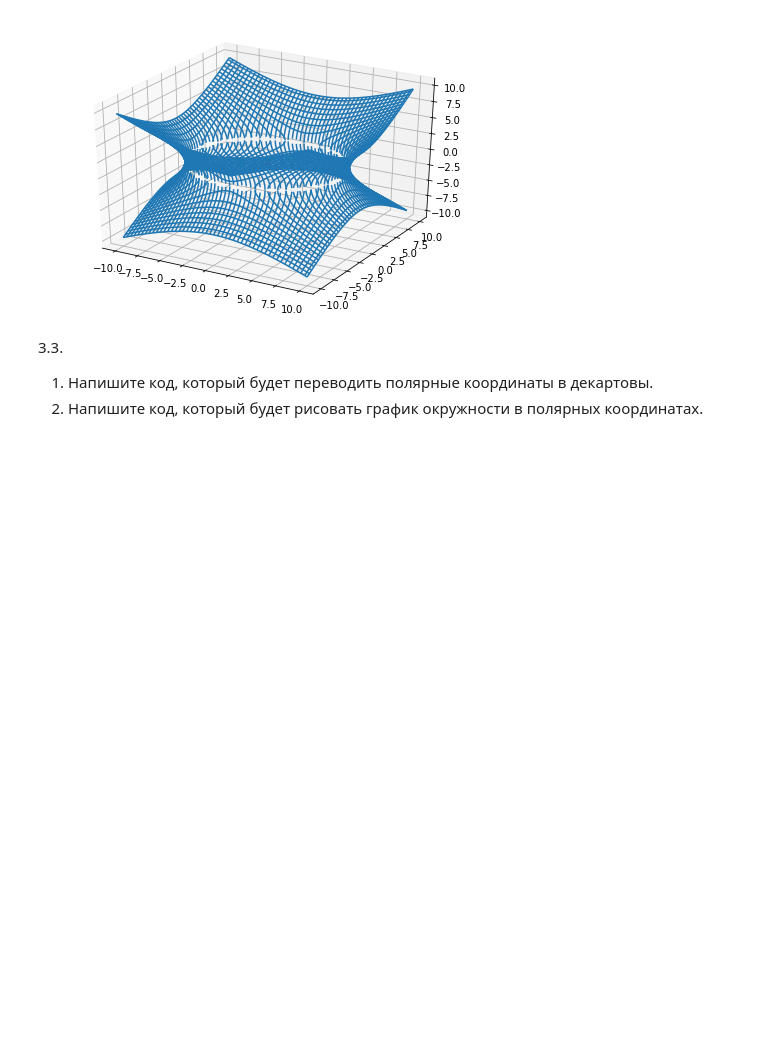
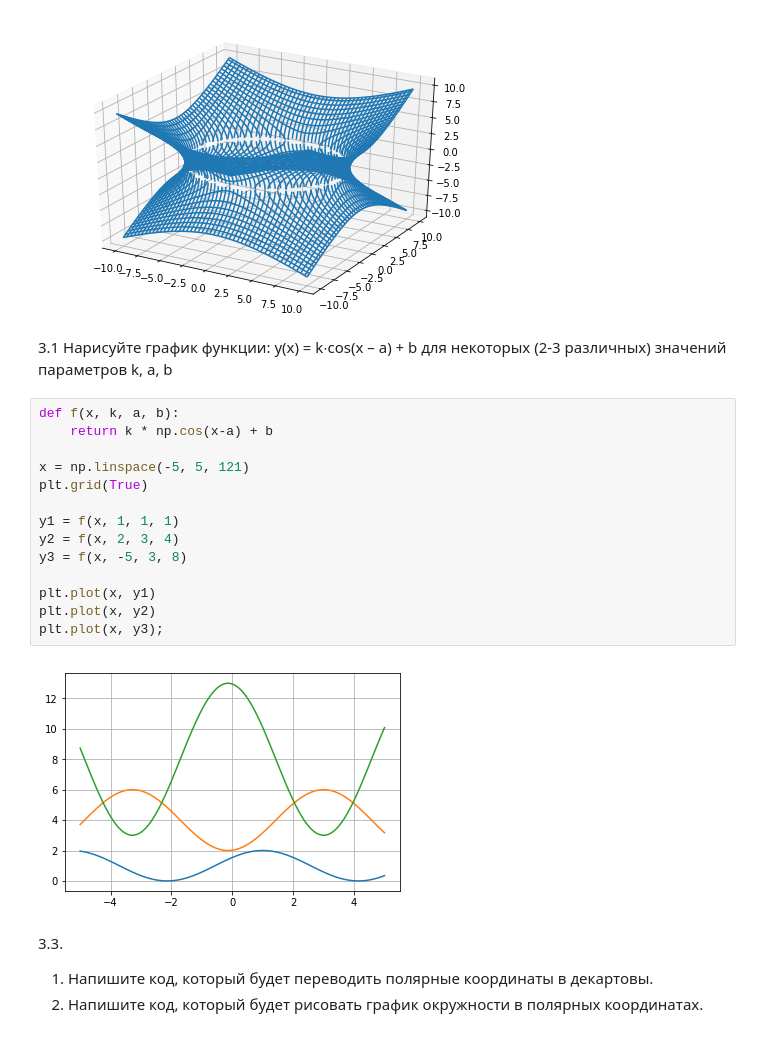
Before and after one commit to zirfuz/math, a Jupyter notebook: lesson_1.ipynb, the cells around one changed output. Drawn from its saved outputs; the diff is of its cells as text; blank space fills up the shorter version.

```diff
--- a/lesson_1.ipynb
+++ b/lesson_1.ipynb
@@ -106,6 +106,26 @@ ax.plot_wireframe(X, Y, Z2)
 ax.scatter(0,0,0,'z',50,'red');
 # %% [output]
 [figure]
+# %% [markdown]
+3.1 Нарисуйте график функции:
+y(x) = k∙cos(x – a) + b
+для некоторых (2-3 различных) значений параметров k, a, b
+# %%
+def f(x, k, a, b):
+    return k * np.cos(x-a) + b
+
+x = np.linspace(-5, 5, 121)
+plt.grid(True)
+
+y1 = f(x, 1, 1, 1)
+y2 = f(x, 2, 3, 4)
+y3 = f(x, -5, 3, 8)
+
+plt.plot(x, y1)
+plt.plot(x, y2)
+plt.plot(x, y3);
+# %% [output]
+[figure, added]
 # %% [markdown]
 3.3.
   1) Напишите код, который будет переводить полярные координаты в декартовы.
```
Also changed, not shown: parts of 3 cells of this notebook.
